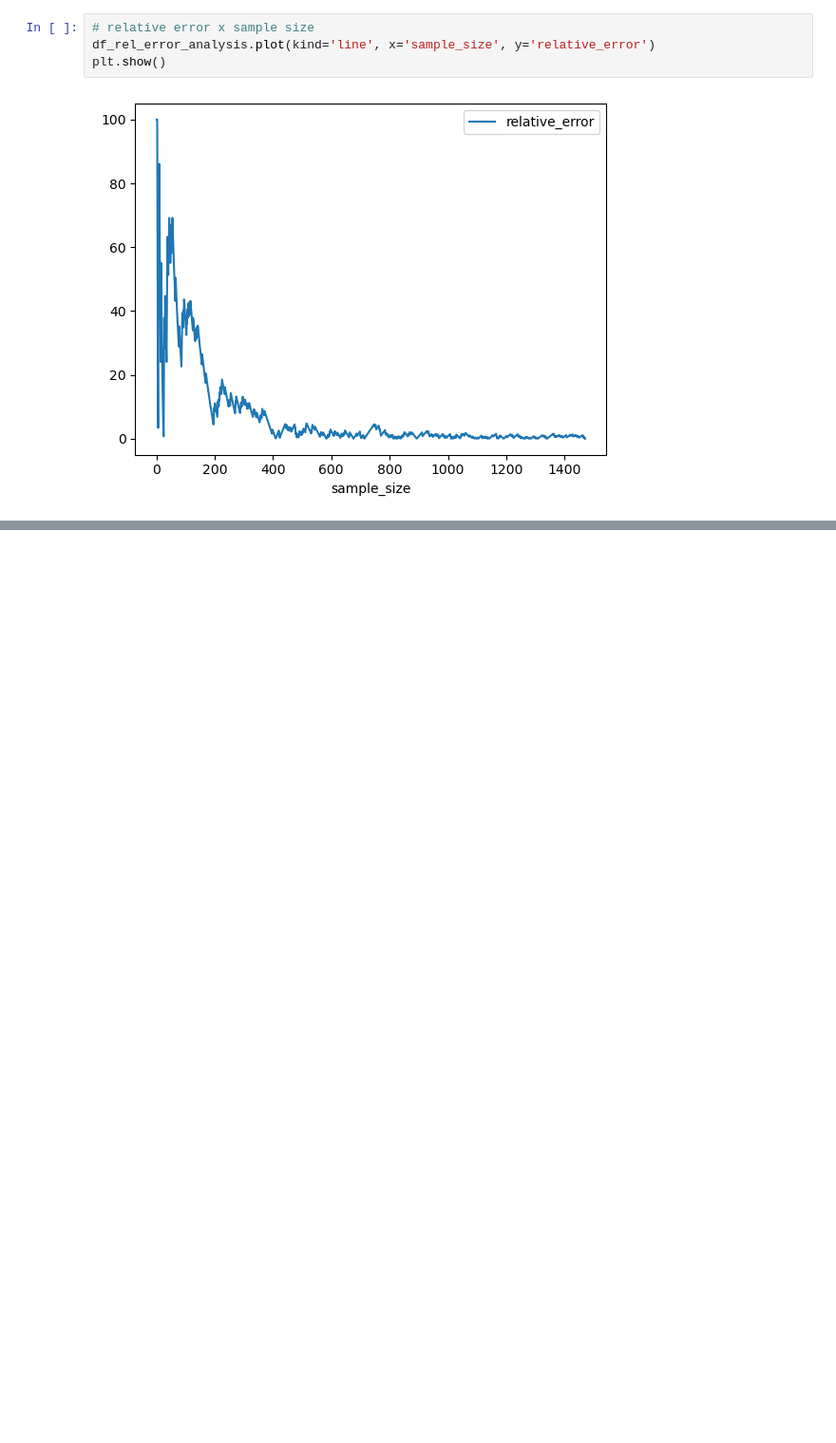
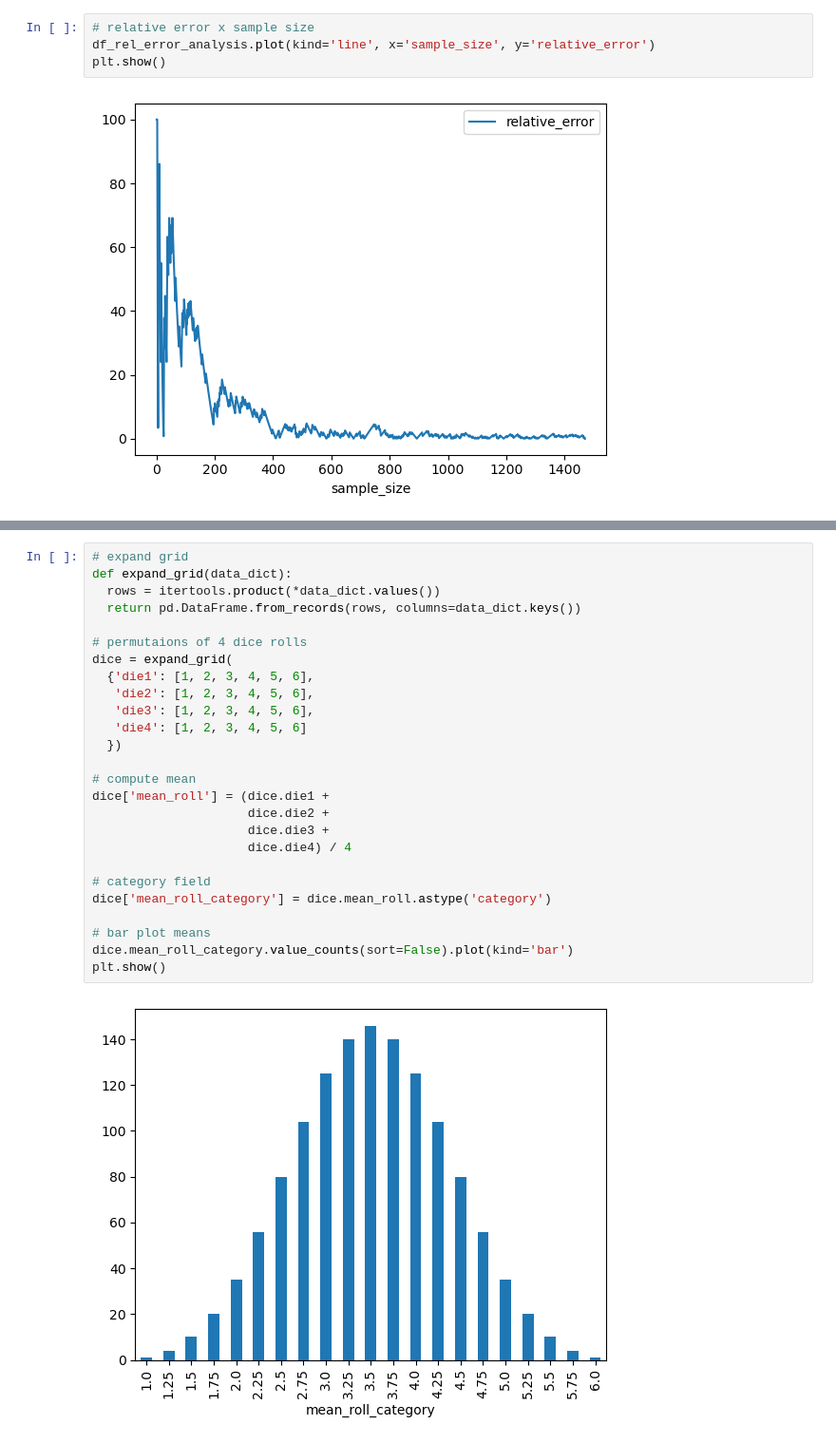
Before and after one commit to noodle-soups/Sampling-in-Python, a Jupyter notebook: Sampling_Distributions.ipynb, the cells around one changed output, grey strips where cells are left out. Shown: that part at 95% size. Drawn from its saved outputs; the diff is of its cells as text; blank space fills up the shorter version.

```diff
--- a/Sampling_Distributions.ipynb
+++ b/Sampling_Distributions.ipynb
@@ -128,0 +142,28 @@ plt.show()
+# %%
+# expand grid
+def expand_grid(data_dict):
+  rows = itertools.product(*data_dict.values())
+  return pd.DataFrame.from_records(rows, columns=data_dict.keys())
+
+# permutaions of 4 dice rolls
+dice = expand_grid(
+  {'die1': [1, 2, 3, 4, 5, 6],
+   'die2': [1, 2, 3, 4, 5, 6],
+   'die3': [1, 2, 3, 4, 5, 6],
+   'die4': [1, 2, 3, 4, 5, 6]
+  })
+
+# compute mean
+dice['mean_roll'] = (dice.die1 +
+                     dice.die2 +
+                     dice.die3 +
+                     dice.die4) / 4
+
+# category field
+dice['mean_roll_category'] = dice.mean_roll.astype('category')
+
+# bar plot means
+dice.mean_roll_category.value_counts(sort=False).plot(kind='bar')
+plt.show()
+# %% [output]
+[figure, added]
```
Also changed, not shown: parts of 3 cells of this notebook.
